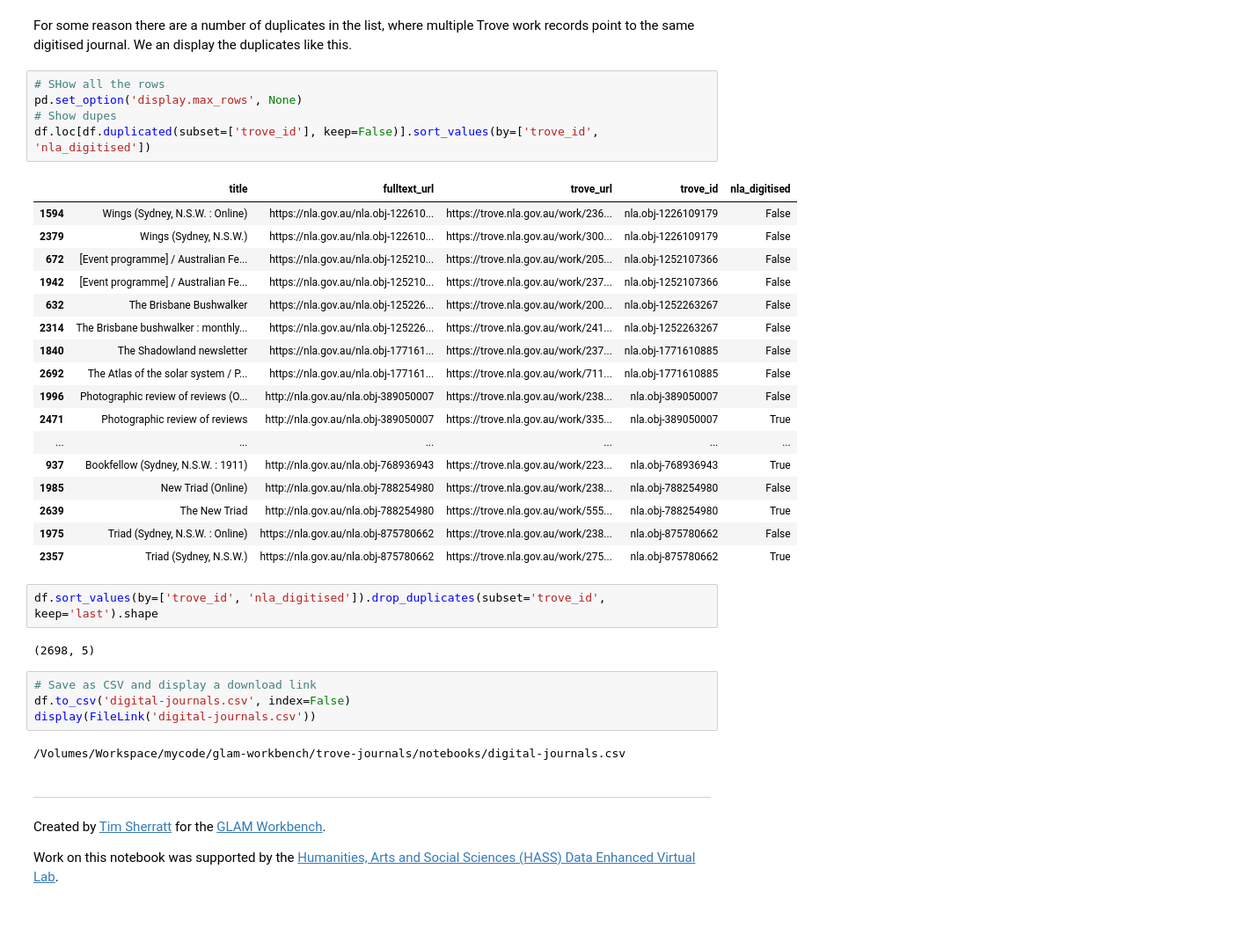
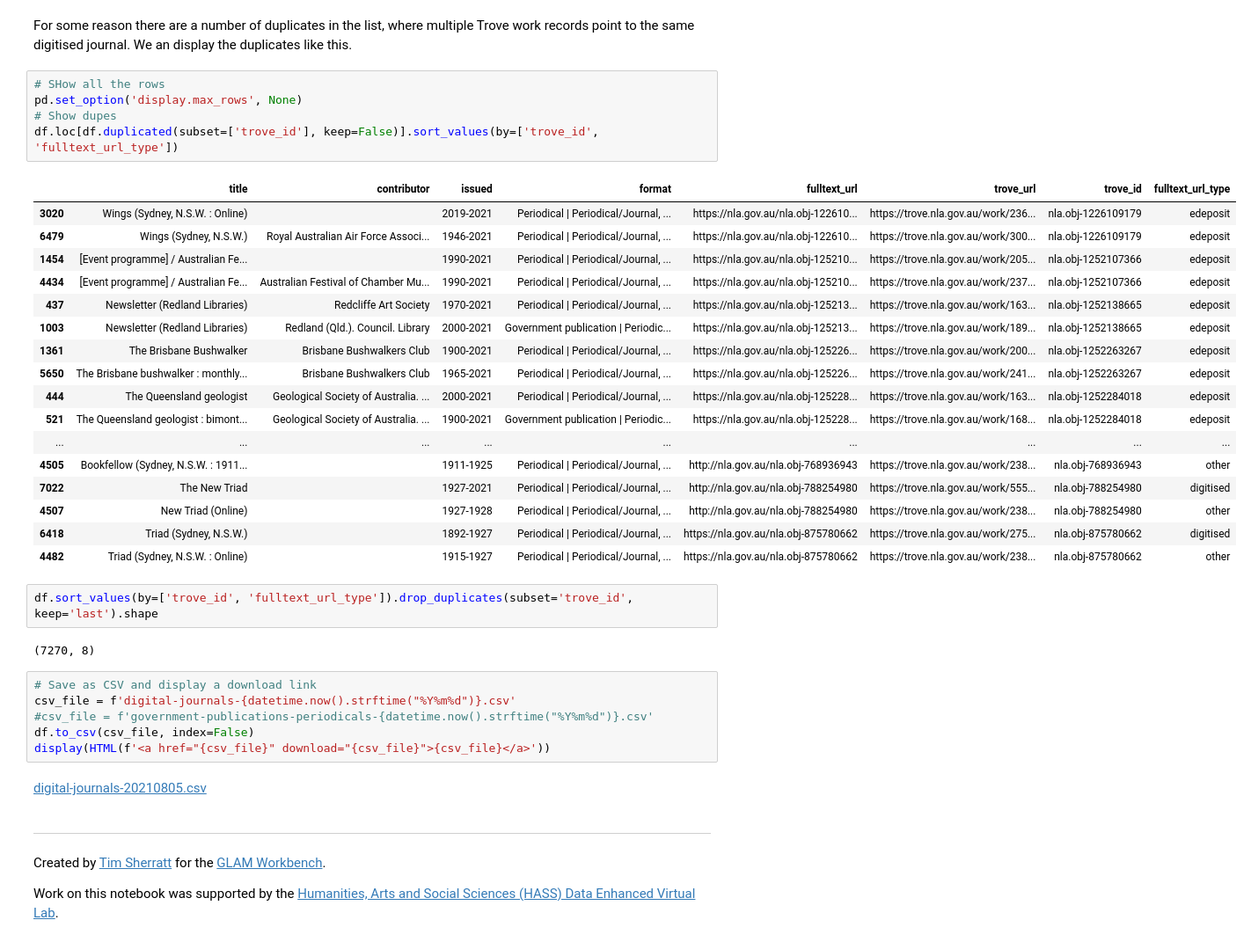
Before and after one commit to GLAM-Workbench/trove-journals, a Jupyter notebook: Create-digitised-journals-list.ipynb, the cells around one changed output. Shown at 88% size. Saved outputs shown, nothing was run; the diff lists cells and outputs as text; blank space fills up the shorter version.

Commit message:
New harvest of digitised periodicals

```diff
--- a/Create-digitised-journals-list.ipynb
+++ b/Create-digitised-journals-list.ipynb
@@ -154,36 +175,38 @@ For some reason there are a number of duplicates in the list, where multiple Tro
 # %%
 # SHow all the rows
 pd.set_option('display.max_rows', None)
 # Show dupes
-df.loc[df.duplicated(subset=['trove_id'], keep=False)].sort_values(by=['trove_id', 'nla_digitised'])
+df.loc[df.duplicated(subset=['trove_id'], keep=False)].sort_values(by=['trove_id', 'fulltext_url_type'])
 # %% [output]
-|  | title | fulltext_url | trove_url | trove_id | nla_digitised |
-| 1594 | Wings (Sydney, N.S.W. : Online) | https://nla.gov.au/nla.obj-122610... | https://trove.nla.gov.au/work/236... | nla.obj-1226109179 | False |
-| 2379 | Wings (Sydney, N.S.W.) | https://nla.gov.au/nla.obj-122610... | https://trove.nla.gov.au/work/300... | nla.obj-1226109179 | False |
-| 672 | [Event programme] / Australian Fe... | https://nla.gov.au/nla.obj-125210... | https://trove.nla.gov.au/work/205... | nla.obj-1252107366 | False |
-| 1942 | [Event programme] / Australian Fe... | https://nla.gov.au/nla.obj-125210... | https://trove.nla.gov.au/work/237... | nla.obj-1252107366 | False |
-| 632 | The Brisbane Bushwalker | https://nla.gov.au/nla.obj-125226... | https://trove.nla.gov.au/work/200... | nla.obj-1252263267 | False |
-| 2314 | The Brisbane bushwalker : monthly... | https://nla.gov.au/nla.obj-125226... | https://trove.nla.gov.au/work/241... | nla.obj-1252263267 | False |
-| 1840 | The Shadowland newsletter | https://nla.gov.au/nla.obj-177161... | https://trove.nla.gov.au/work/237... | nla.obj-1771610885 | False |
-| 2692 | The Atlas of the solar system / P... | https://nla.gov.au/nla.obj-177161... | https://trove.nla.gov.au/work/711... | nla.obj-1771610885 | False |
-| 1996 | Photographic review of reviews (O... | http://nla.gov.au/nla.obj-389050007 | https://trove.nla.gov.au/work/238... | nla.obj-389050007 | False |
-| 2471 | Photographic review of reviews | http://nla.gov.au/nla.obj-389050007 | https://trove.nla.gov.au/work/335... | nla.obj-389050007 | True |
-| ... | ... | ... | ... | ... | ... |
-| 937 | Bookfellow (Sydney, N.S.W. : 1911) | http://nla.gov.au/nla.obj-768936943 | https://trove.nla.gov.au/work/223... | nla.obj-768936943 | True |
-| 1985 | New Triad (Online) | http://nla.gov.au/nla.obj-788254980 | https://trove.nla.gov.au/work/238... | nla.obj-788254980 | False |
-| 2639 | The New Triad | http://nla.gov.au/nla.obj-788254980 | https://trove.nla.gov.au/work/555... | nla.obj-788254980 | True |
-| 1975 | Triad (Sydney, N.S.W. : Online) | https://nla.gov.au/nla.obj-875780662 | https://trove.nla.gov.au/work/238... | nla.obj-875780662 | False |
-| 2357 | Triad (Sydney, N.S.W.) | https://nla.gov.au/nla.obj-875780662 | https://trove.nla.gov.au/work/275... | nla.obj-875780662 | True |
+|  | title | contributor | issued | format | fulltext_url | trove_url | trove_id | fulltext_url_type |
+| 3020 | Wings (Sydney, N.S.W. : Online) |  | 2019-2021 | Periodical | Periodical/Journal, ... | https://nla.gov.au/nla.obj-122610... | https://trove.nla.gov.au/work/236... | nla.obj-1226109179 | edeposit |
+| 6479 | Wings (Sydney, N.S.W.) | Royal Australian Air Force Associ... | 1946-2021 | Periodical | Periodical/Journal, ... | https://nla.gov.au/nla.obj-122610... | https://trove.nla.gov.au/work/300... | nla.obj-1226109179 | edeposit |
+| 1454 | [Event programme] / Australian Fe... |  | 1990-2021 | Periodical | Periodical/Journal, ... | https://nla.gov.au/nla.obj-125210... | https://trove.nla.gov.au/work/205... | nla.obj-1252107366 | edeposit |
+| 4434 | [Event programme] / Australian Fe... | Australian Festival of Chamber Mu... | 1990-2021 | Periodical | Periodical/Journal, ... | https://nla.gov.au/nla.obj-125210... | https://trove.nla.gov.au/work/237... | nla.obj-1252107366 | edeposit |
+| 437 | Newsletter (Redland Libraries) | Redcliffe Art Society | 1970-2021 | Periodical | Periodical/Journal, ... | https://nla.gov.au/nla.obj-125213... | https://trove.nla.gov.au/work/163... | nla.obj-1252138665 | edeposit |
+| 1003 | Newsletter (Redland Libraries) | Redland (Qld.). Council. Library | 2000-2021 | Government publication | Periodic... | https://nla.gov.au/nla.obj-125213... | https://trove.nla.gov.au/work/189... | nla.obj-1252138665 | edeposit |
+| 1361 | The Brisbane Bushwalker | Brisbane Bushwalkers Club | 1900-2021 | Periodical | Periodical/Journal, ... | https://nla.gov.au/nla.obj-125226... | https://trove.nla.gov.au/work/200... | nla.obj-1252263267 | edeposit |
+| 5650 | The Brisbane bushwalker : monthly... | Brisbane Bushwalkers Club | 1965-2021 | Periodical | Periodical/Journal, ... | https://nla.gov.au/nla.obj-125226... | https://trove.nla.gov.au/work/241... | nla.obj-1252263267 | edeposit |
+| 444 | The Queensland geologist | Geological Society of Australia. ... | 2000-2021 | Periodical | Periodical/Journal, ... | https://nla.gov.au/nla.obj-125228... | https://trove.nla.gov.au/work/163... | nla.obj-1252284018 | edeposit |
+| 521 | The Queensland geologist : bimont... | Geological Society of Australia. ... | 1900-2021 | Government publication | Periodic... | https://nla.gov.au/nla.obj-125228... | https://trove.nla.gov.au/work/168... | nla.obj-1252284018 | edeposit |
+| ... | ... | ... | ... | ... | ... | ... | ... | ... |
+| 4505 | Bookfellow (Sydney, N.S.W. : 1911... |  | 1911-1925 | Periodical | Periodical/Journal, ... | http://nla.gov.au/nla.obj-768936943 | https://trove.nla.gov.au/work/238... | nla.obj-768936943 | other |
+| 7022 | The New Triad |  | 1927-2021 | Periodical | Periodical/Journal, ... | http://nla.gov.au/nla.obj-788254980 | https://trove.nla.gov.au/work/555... | nla.obj-788254980 | digitised |
+| 4507 | New Triad (Online) |  | 1927-1928 | Periodical | Periodical/Journal, ... | http://nla.gov.au/nla.obj-788254980 | https://trove.nla.gov.au/work/238... | nla.obj-788254980 | other |
+| 6418 | Triad (Sydney, N.S.W.) |  | 1892-1927 | Periodical | Periodical/Journal, ... | https://nla.gov.au/nla.obj-875780662 | https://trove.nla.gov.au/work/275... | nla.obj-875780662 | digitised |
+| 4482 | Triad (Sydney, N.S.W. : Online) |  | 1915-1927 | Periodical | Periodical/Journal, ... | https://nla.gov.au/nla.obj-875780662 | https://trove.nla.gov.au/work/238... | nla.obj-875780662 | other |
 # %%
-df.sort_values(by=['trove_id', 'nla_digitised']).drop_duplicates(subset='trove_id', keep='last').shape
+df.sort_values(by=['trove_id', 'fulltext_url_type']).drop_duplicates(subset='trove_id', keep='last').shape
 # %% [output]
-(2698, 5)
+(7270, 8)
-# %%
-# Save as CSV and display a download link
-df.to_csv('digital-journals.csv', index=False)
-display(FileLink('digital-journals.csv'))
-# %% [output]
-/Volumes/Workspace/mycode/glam-workbench/trove-journals/notebooks/digital-journals.csv
+# %%
+# Save as CSV and display a download link
+csv_file = f'digital-journals-{datetime.now().strftime("%Y%m%d")}.csv'
+#csv_file = f'government-publications-periodicals-{datetime.now().strftime("%Y%m%d")}.csv'
+df.to_csv(csv_file, index=False)
+display(HTML(f'<a href="{csv_file}" download="{csv_file}">{csv_file}</a>'))
+# %% [output]
+digital-journals-20210805.csv
 # %% [markdown]
 ----
 
```
Also changed, not shown: parts of 6 cells of this notebook, 4 other files.
